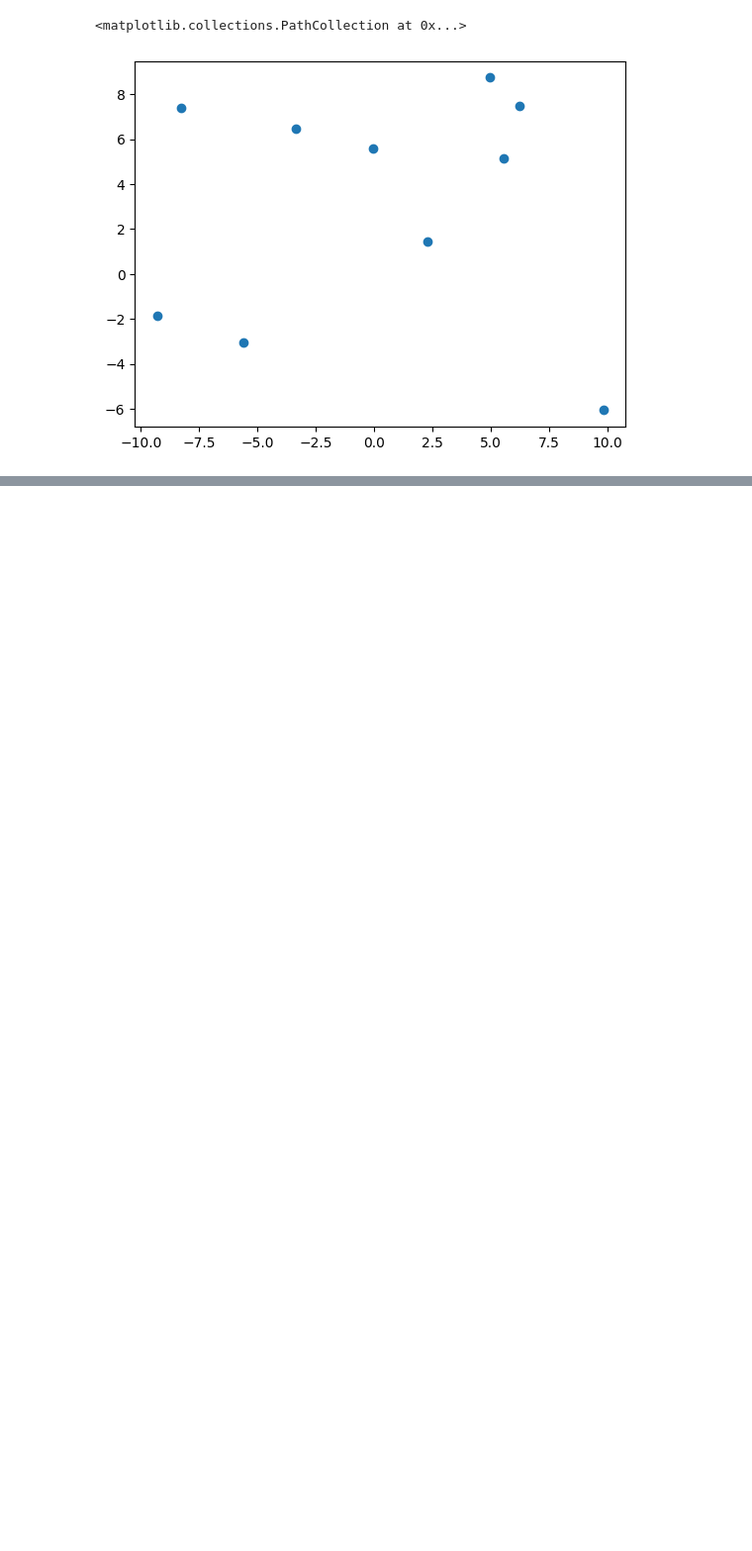
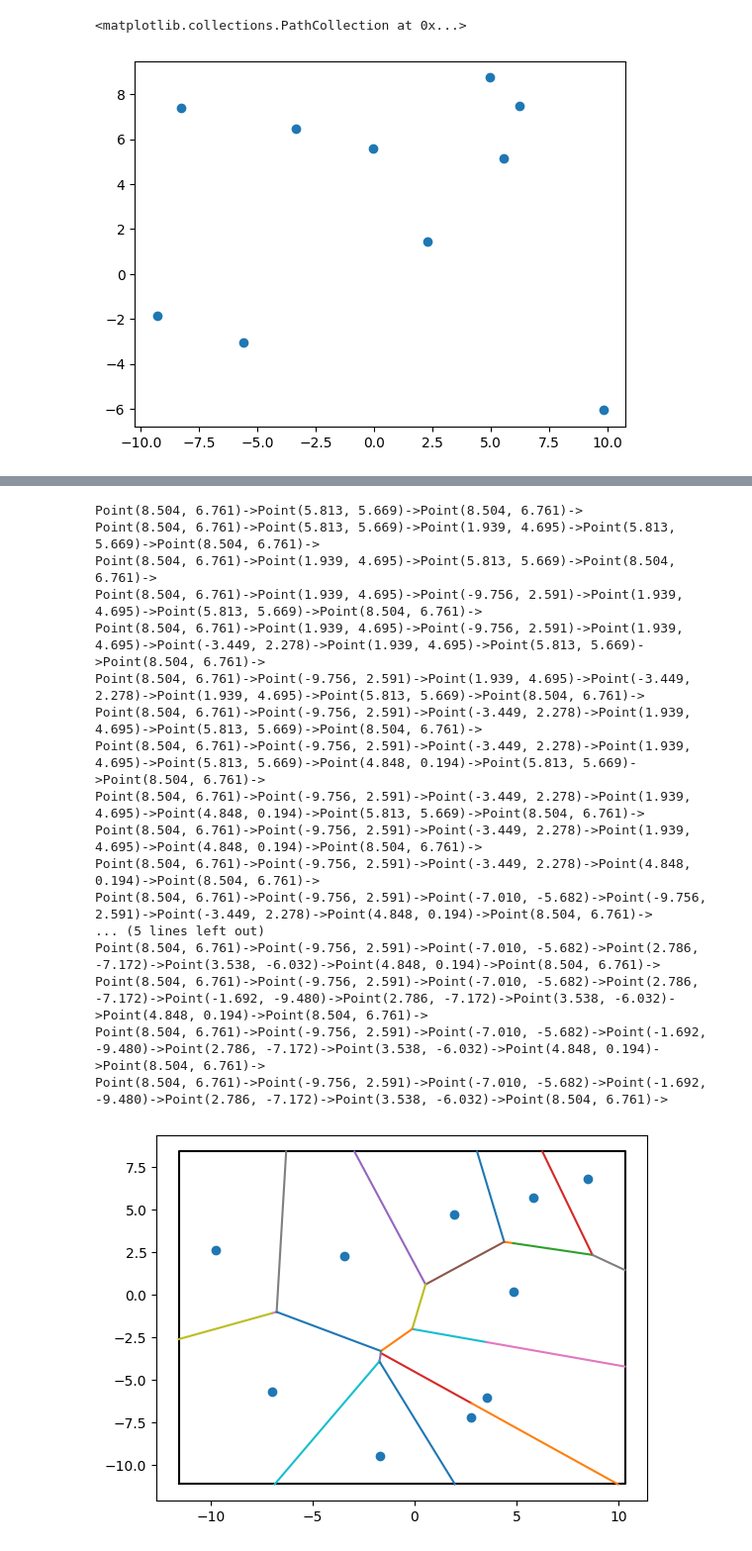
Before and after one commit to ReptilianEye/Voronoi-Diagram, a Jupyter notebook: test.ipynb, the cells around one changed output, grey strips where cells are left out. Shown at 99% size. Saved outputs shown, nothing was run; the diff lists cells and outputs as text; code cells hidden in the pictures; blank space fills up the shorter version.

```diff
--- a/test.ipynb
+++ b/test.ipynb
@@ -171,0 +179,24 @@ Point(4.968, 8.737)->Point(-8.290, 7.379)->Point(-9.308, -1.865)->Point(-5.621,
+# %%
+points = generate_uniform_points(-10, 10, 10)
+vor = Voronoi(points)
+vis = vor.get_voronoi()
+vis.show()
+# %% [output]
+Point(8.504, 6.761)->Point(5.813, 5.669)->Point(8.504, 6.761)->
+Point(8.504, 6.761)->Point(5.813, 5.669)->Point(1.939, 4.695)->Point(5.813, 5.669)->Point(8.504, 6.761)->
+Point(8.504, 6.761)->Point(1.939, 4.695)->Point(5.813, 5.669)->Point(8.504, 6.761)->
+Point(8.504, 6.761)->Point(1.939, 4.695)->Point(-9.756, 2.591)->Point(1.939, 4.695)->Point(5.813, 5.669)->Point(8.504, 6.761)->
+Point(8.504, 6.761)->Point(1.939, 4.695)->Point(-9.756, 2.591)->Point(1.939, 4.695)->Point(-3.449, 2.278)->Point(1.939, 4.695)->Point(5.813, 5.669)->Point(8.504, 6.761)->
+Point(8.504, 6.761)->Point(-9.756, 2.591)->Point(1.939, 4.695)->Point(-3.449, 2.278)->Point(1.939, 4.695)->Point(5.813, 5.669)->Point(8.504, 6.761)->
+Point(8.504, 6.761)->Point(-9.756, 2.591)->Point(-3.449, 2.278)->Point(1.939, 4.695)->Point(5.813, 5.669)->Point(8.504, 6.761)->
+Point(8.504, 6.761)->Point(-9.756, 2.591)->Point(-3.449, 2.278)->Point(1.939, 4.695)->Point(5.813, 5.669)->Point(4.848, 0.194)->Point(5.813, 5.669)->Point(8.504, 6.761)->
+Point(8.504, 6.761)->Point(-9.756, 2.591)->Point(-3.449, 2.278)->Point(1.939, 4.695)->Point(4.848, 0.194)->Point(5.813, 5.669)->Point(8.504, 6.761)->
+Point(8.504, 6.761)->Point(-9.756, 2.591)->Point(-3.449, 2.278)->Point(1.939, 4.695)->Point(4.848, 0.194)->Point(8.504, 6.761)->
+Point(8.504, 6.761)->Point(-9.756, 2.591)->Point(-3.449, 2.278)->Point(4.848, 0.194)->Point(8.504, 6.761)->
+Point(8.504, 6.761)->Point(-9.756, 2.591)->Point(-7.010, -5.682)->Point(-9.756, 2.591)->Point(-3.449, 2.278)->Point(4.848, 0.194)->Point(8.504, 6.761)->
+... (5 lines left out)
+Point(8.504, 6.761)->Point(-9.756, 2.591)->Point(-7.010, -5.682)->Point(2.786, -7.172)->Point(3.538, -6.032)->Point(4.848, 0.194)->Point(8.504, 6.761)->
+Point(8.504, 6.761)->Point(-9.756, 2.591)->Point(-7.010, -5.682)->Point(2.786, -7.172)->Point(-1.692, -9.480)->Point(2.786, -7.172)->Point(3.538, -6.032)->Point(4.848, 0.194)->Point(8.504, 6.761)->
+Point(8.504, 6.761)->Point(-9.756, 2.591)->Point(-7.010, -5.682)->Point(-1.692, -9.480)->Point(2.786, -7.172)->Point(3.538, -6.032)->Point(4.848, 0.194)->Point(8.504, 6.761)->
+Point(8.504, 6.761)->Point(-9.756, 2.591)->Point(-7.010, -5.682)->Point(-1.692, -9.480)->Point(2.786, -7.172)->Point(3.538, -6.032)->Point(8.504, 6.761)->
+[figure, added]
```
Also changed, not shown: parts of 7 cells of this notebook, 3 other files.
